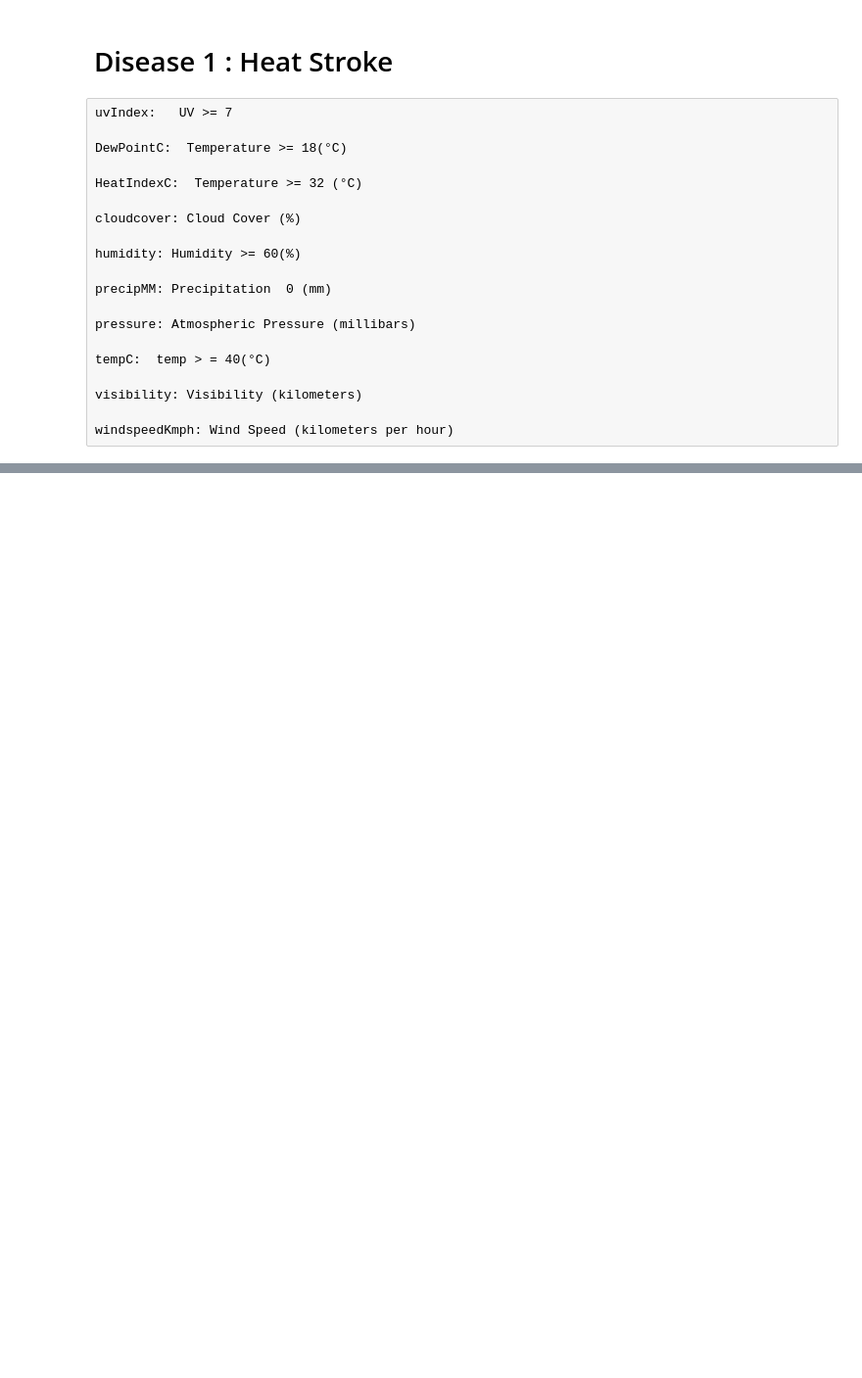
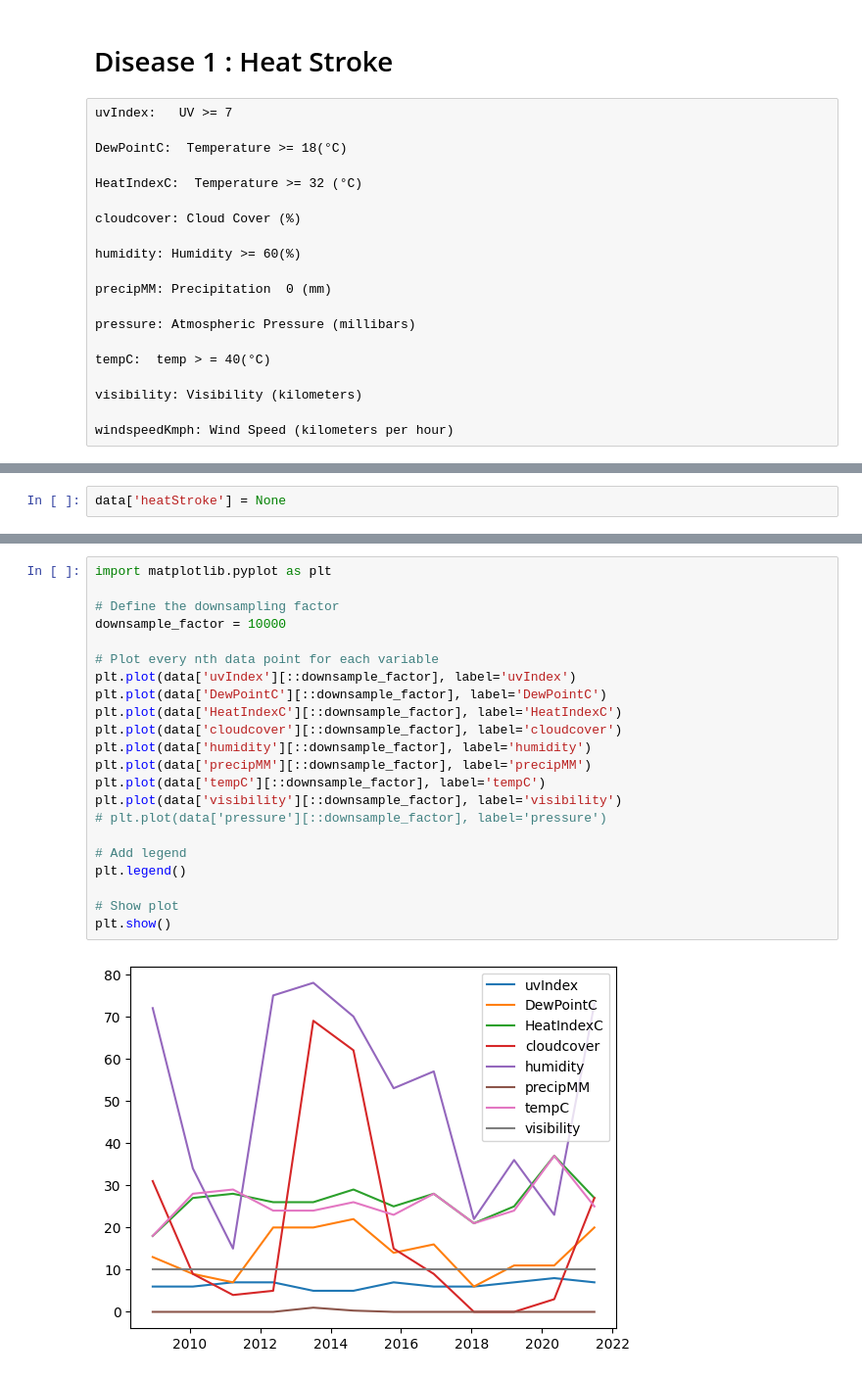
Before and after one commit to Khaire7031/Climate-Change-Impact-On-Human-Health-In-Pune, a Jupyter notebook: DiseaseData.ipynb, the cells around one changed output, grey strips where cells are left out. Shown: that part at 98% size. Cells and saved outputs as stored; diff of their text form; blank space fills up the shorter version.

```diff
--- a/DiseaseData.ipynb
+++ b/DiseaseData.ipynb
@@ -46,0 +49,2 @@ windspeedKmph: Wind Speed (kilometers per hour)
+# %%
+data['heatStroke'] = None
@@ -46,0 +119,24 @@ windspeedKmph: Wind Speed (kilometers per hour)
+# %%
+import matplotlib.pyplot as plt
+
+# Define the downsampling factor
+downsample_factor = 10000
+
+# Plot every nth data point for each variable
+plt.plot(data['uvIndex'][::downsample_factor], label='uvIndex')
+plt.plot(data['DewPointC'][::downsample_factor], label='DewPointC')
+plt.plot(data['HeatIndexC'][::downsample_factor], label='HeatIndexC')
+plt.plot(data['cloudcover'][::downsample_factor], label='cloudcover')
+plt.plot(data['humidity'][::downsample_factor], label='humidity')
+plt.plot(data['precipMM'][::downsample_factor], label='precipMM')
+plt.plot(data['tempC'][::downsample_factor], label='tempC')
+plt.plot(data['visibility'][::downsample_factor], label='visibility')
+# plt.plot(data['pressure'][::downsample_factor], label='pressure')
+
+# Add legend
+plt.legend()
+
+# Show plot
+plt.show()
+# %% [output]
+[figure, added]
```
Also changed, not shown: parts of 16 cells of this notebook, 1 other file.
